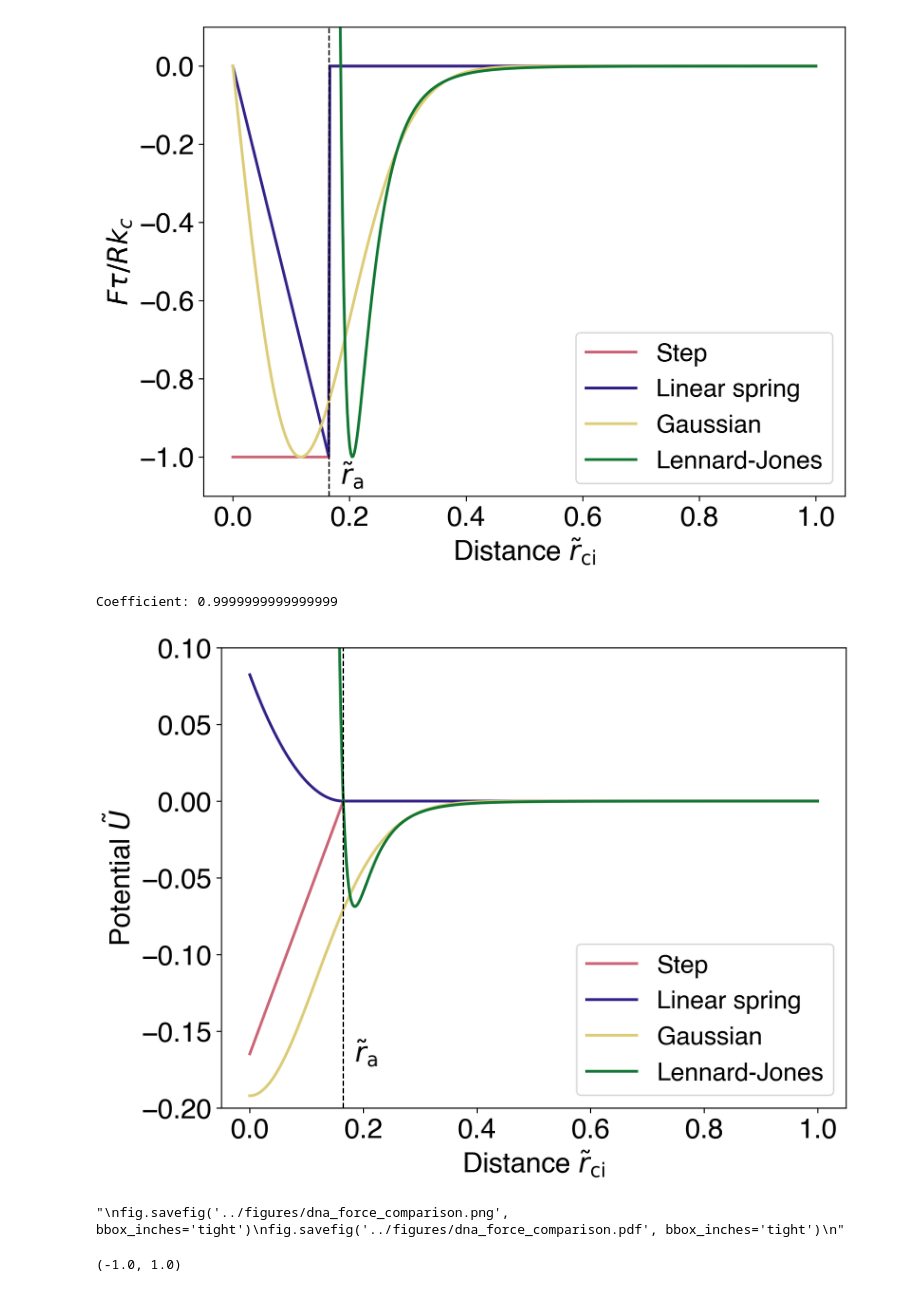
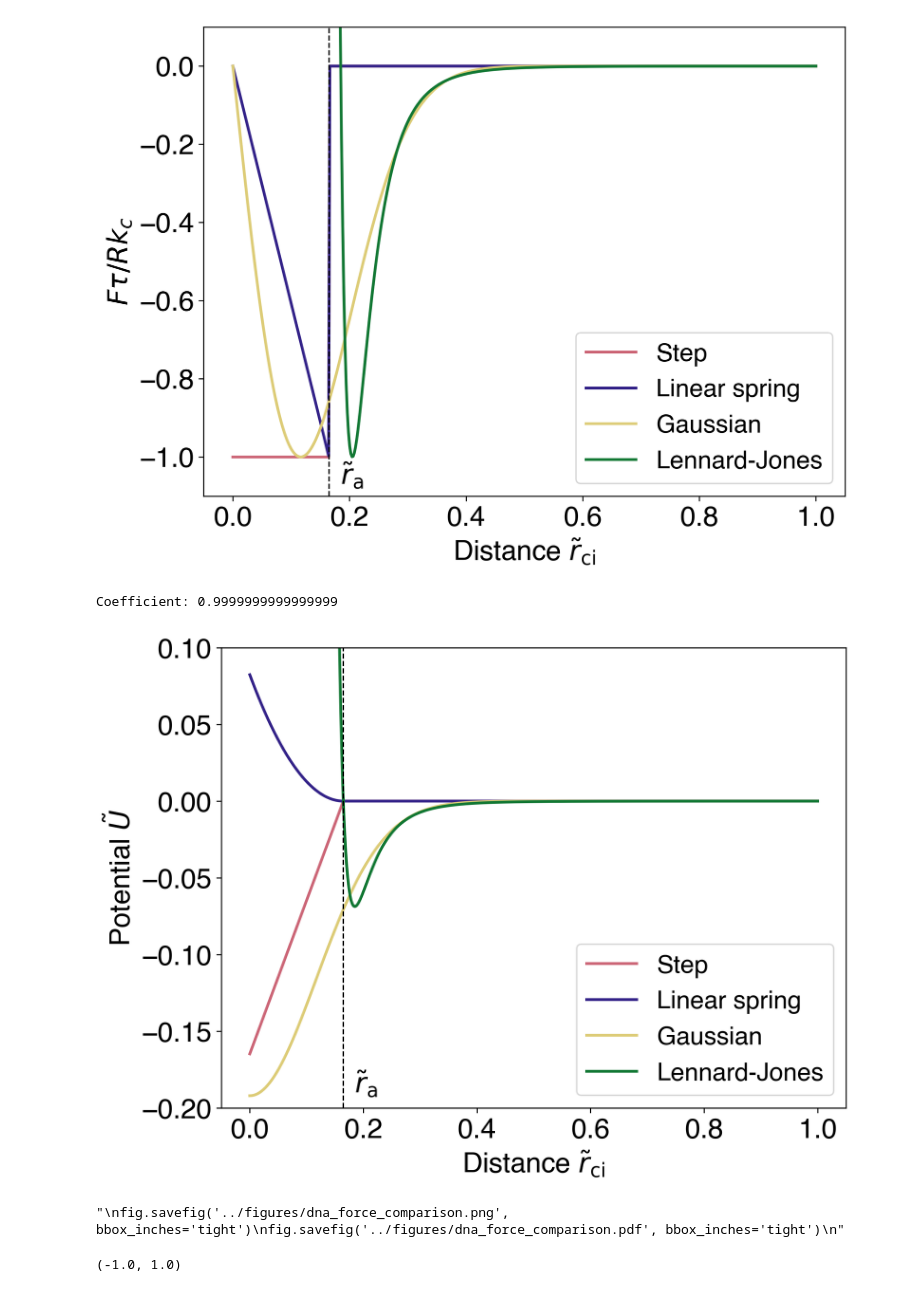
Before and after one commit to wppppupr/MTCargoSim, a Jupyter notebook: notebook/python.ipynb, the cells around one changed output. Drawn from its saved outputs; the diff is of its cells as text; code cells hidden in the pictures.

```diff
--- a/notebook/python.ipynb
+++ b/notebook/python.ipynb
@@ -117,35 +117,35 @@ coefficient = tau / (k_cargo * r)
 
 print("Coefficient:", f*coefficient)
 
 distances = np.linspace(0, 1.0, 500)
 
 fig, ax = plt.subplots()
 
 ax.plot(distances, [dna_force(f*coefficient, r, r_a) for r in distances], label='Step')
 #ax.plot(distances, [dna_force_spring(f*coefficient, r, r_a, r_dna) for r in distances], label='DNA spring')
 ax.plot(distances, [spring_force(f*coefficient, r, r_a) for r in distances], label='Linear spring')
 ax.plot(distances, [dna_force_gaussian(epsilon*coefficient, r, r_a) for r in distances], label='Gaussian')
 
 ax.plot(distances, [Lennard_force(LJ_e*coefficient, r, r_a) for r in distances], label='Lennard-Jones')
 
 ax.axvline(r_a, color='black', lw=1, ls='--')
 #ax.axvline(r_dna, color='black', lw=1, ls='--')
 
-ax.text(r_a + 0.02, -0.17, '$\\tilde{r}_\mathrm{a}$')
+ax.text(r_a + 0.02, -0.19, '$\\tilde{r}_\mathrm{a}$')
 #ax.text(r_dna + 0.02, -f*coefficient, '$\hat{r}_\mathrm{dna}$')
 
 ax.set_xlabel('Distance $\\tilde{r}_\mathrm{ci}$')
 ax.set_ylabel('Potential $\\tilde{U}$')
 ax.set_ylim(-0.2, 0.1)
 ax.legend()
 plt.show()
 """
 fig.savefig('../figures/dna_force_comparison.png', bbox_inches='tight')
 fig.savefig('../figures/dna_force_comparison.pdf', bbox_inches='tight')
 """
 # %% [output]
 Coefficient: 0.9999999999999999
-[figure, old version]
+[figure, new version]
 "\nfig.savefig('../figures/dna_force_comparison.png', bbox_inches='tight')\nfig.savefig('../figures/dna_force_comparison.pdf', bbox_inches='tight')\n"
 # %%
 import numpy as np
```
